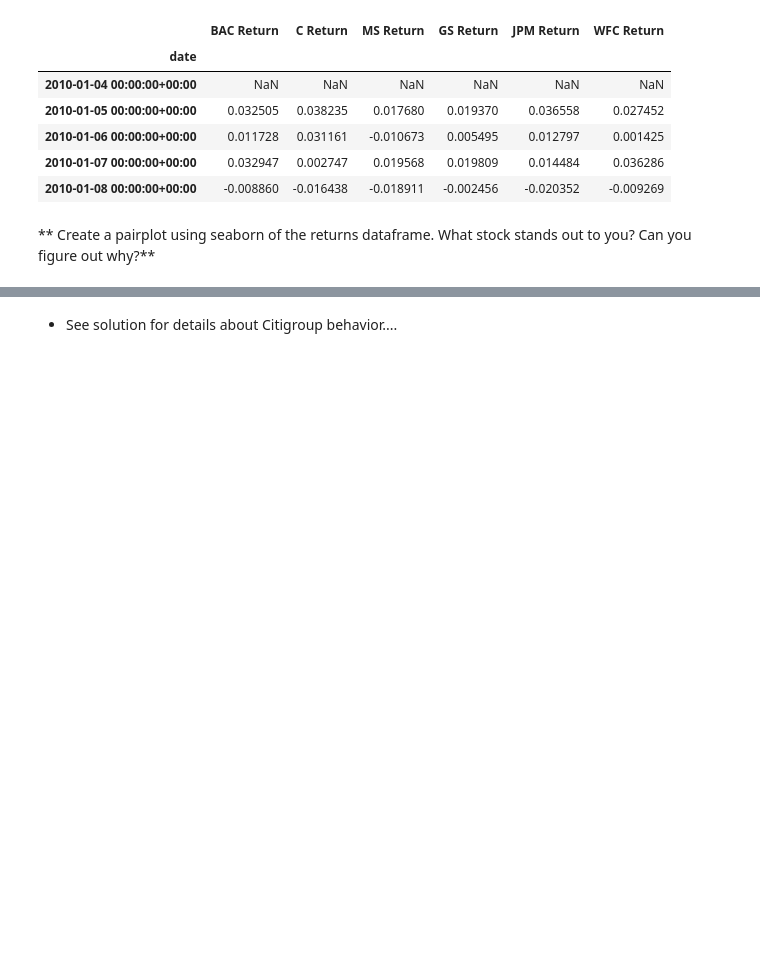
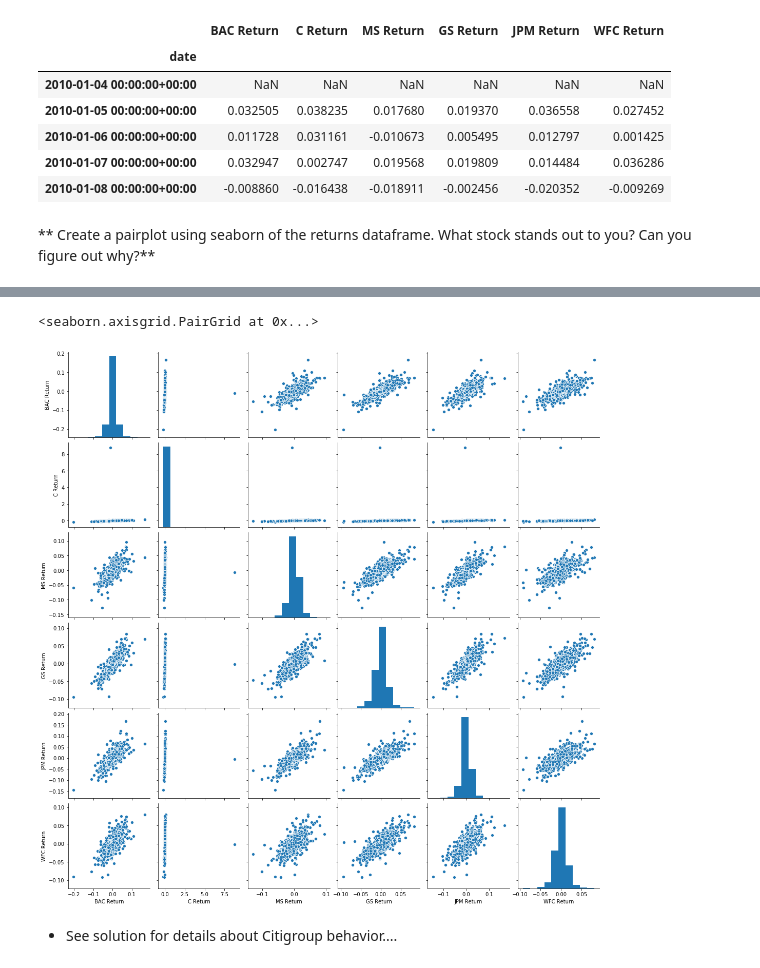
Before and after one commit to anbubsc2k14/Capstone-Project, a Jupyter notebook: Finance_Project.ipynb, the cells around one changed output, grey strips where cells are left out. Saved outputs shown, nothing was run; the diff lists cells and outputs as text; code cells hidden in the pictures; blank space fills up the shorter version.

```diff
--- a/Finance_Project.ipynb
+++ b/Finance_Project.ipynb
@@ -204,3 +208,9 @@ returns.head()
+# %%
+import seaborn as sns
+sns.pairplot(returns[1:])
+# %% [output]
+<seaborn.axisgrid.PairGrid at 0x...>
+[figure, added]
 # %% [markdown]
 * See solution for details about Citigroup behavior....
 # %% [markdown]
```
Also changed, not shown: parts of 2 cells of this notebook.
